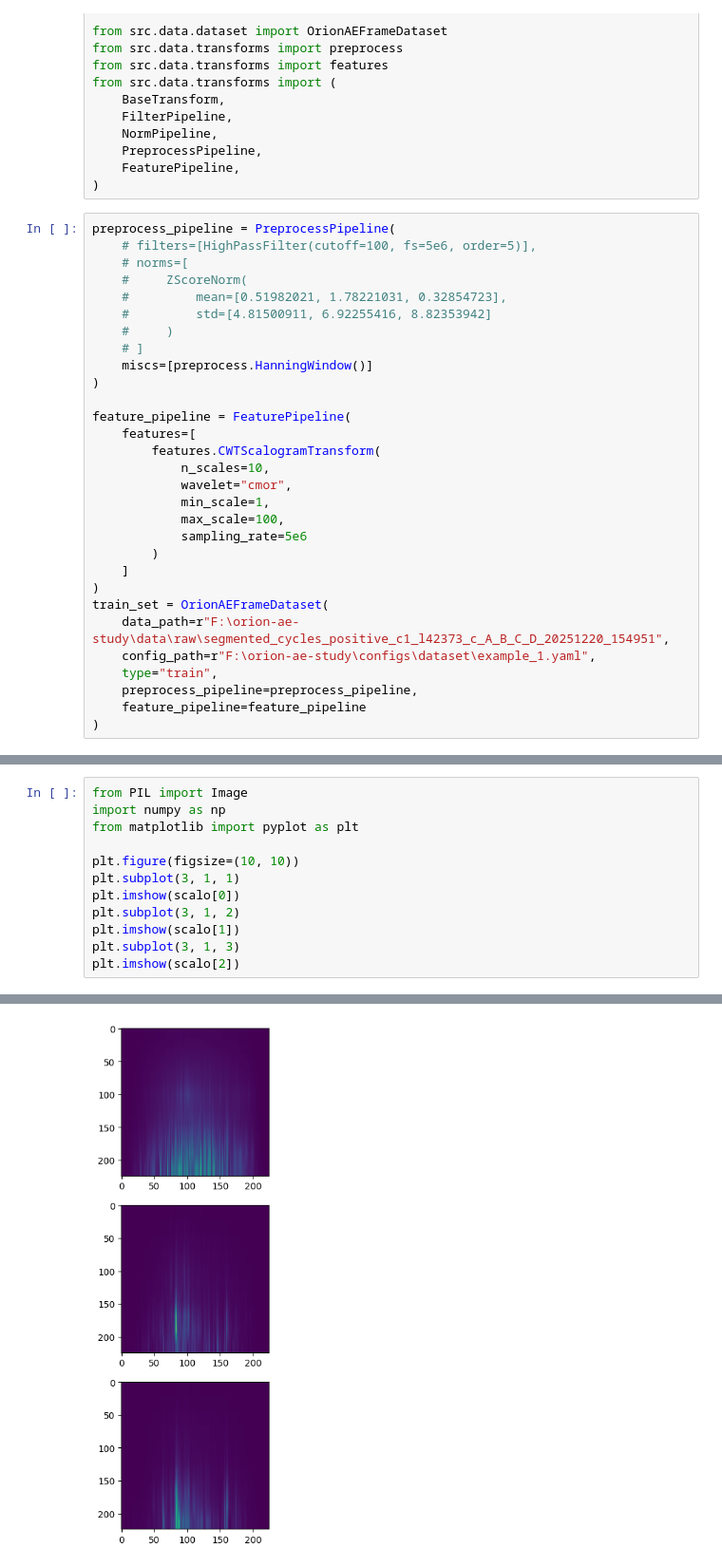
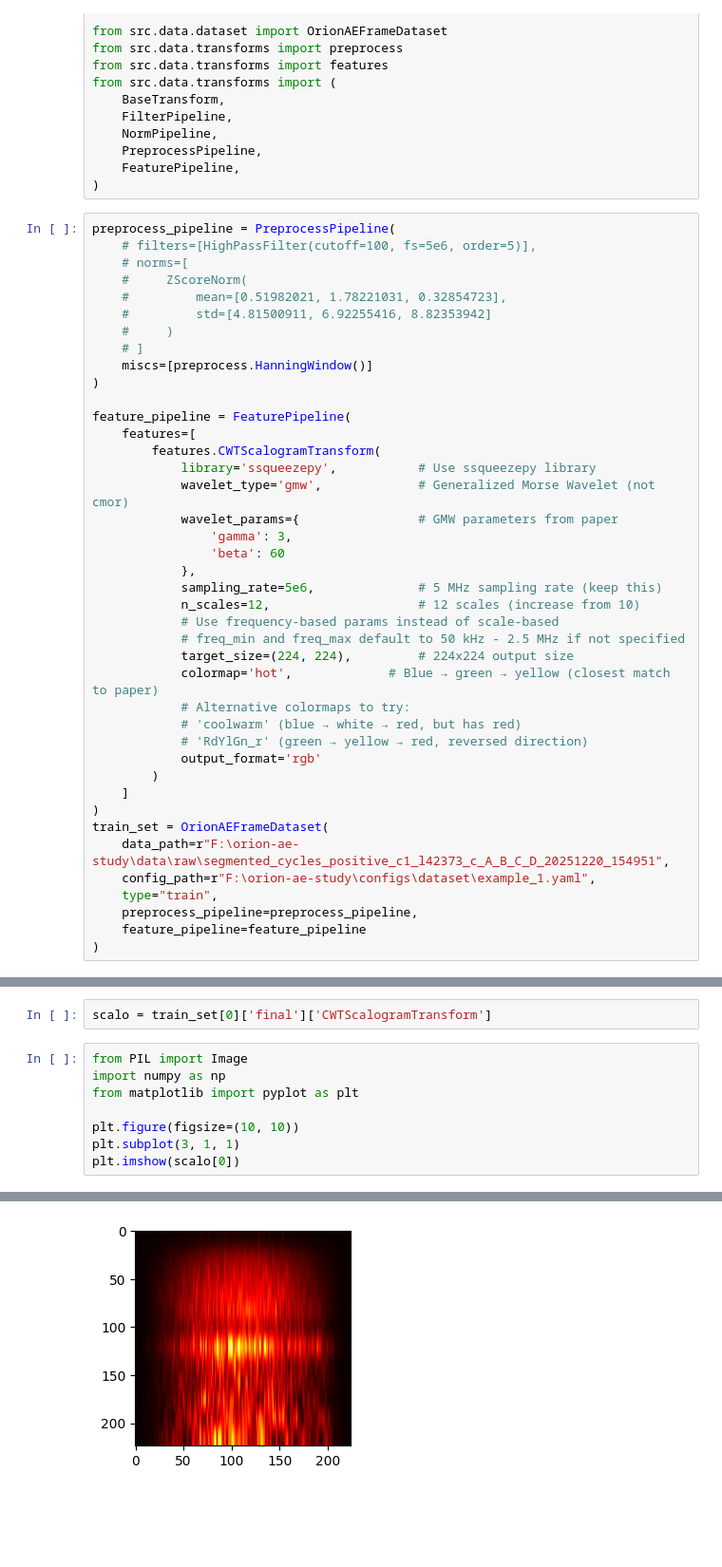
Before and after one commit to serene4uto/orion-ae-study, a Jupyter notebook: notebooks/test-transform.ipynb, the cells around one changed output, grey strips where cells are left out. Shown at 95% size. Drawn from its saved outputs; the diff is of its cells as text; blank space fills up the shorter version.

```diff
--- a/notebooks/test-transform.ipynb
+++ b/notebooks/test-transform.ipynb
@@ -34,11 +34,22 @@ preprocess_pipeline = PreprocessPipeline(
 feature_pipeline = FeaturePipeline(
     features=[
         features.CWTScalogramTransform(
-            n_scales=10,
-            wavelet="cmor",
-            min_scale=1,
-            max_scale=100,
-            sampling_rate=5e6
+            library='ssqueezepy',           # Use ssqueezepy library
+            wavelet_type='gmw',             # Generalized Morse Wavelet (not cmor)
+            wavelet_params={                # GMW parameters from paper
+                'gamma': 3,
+                'beta': 60
+            },
+            sampling_rate=5e6,              # 5 MHz sampling rate (keep this)
+            n_scales=12,                    # 12 scales (increase from 10)
+            # Use frequency-based params instead of scale-based
+            # freq_min and freq_max default to 50 kHz - 2.5 MHz if not specified
+            target_size=(224, 224),         # 224x224 output size
+            colormap='hot',             # Blue → green → yellow (closest match to paper)
+            # Alternative colormaps to try:
+            # 'coolwarm' (blue → white → red, but has red)
+            # 'RdYlGn_r' (green → yellow → red, reversed direction)
+            output_format='rgb'
         )
     ]
 )
@@ -58,15 +63,13 @@ scalo[0].shape
+# %%
+scalo = train_set[0]['final']['CWTScalogramTransform']
 # %%
 from PIL import Image
 import numpy as np
 from matplotlib import pyplot as plt
 
 plt.figure(figsize=(10, 10))
 plt.subplot(3, 1, 1)
 plt.imshow(scalo[0])
-plt.subplot(3, 1, 2)
-plt.imshow(scalo[1])
-plt.subplot(3, 1, 3)
-plt.imshow(scalo[2])
 # %% [output]
 <matplotlib.image.AxesImage at 0x...>
-[figure, old version]
+[figure, new version]
```
Also changed, not shown: parts of 2 cells of this notebook, 5 other files.
